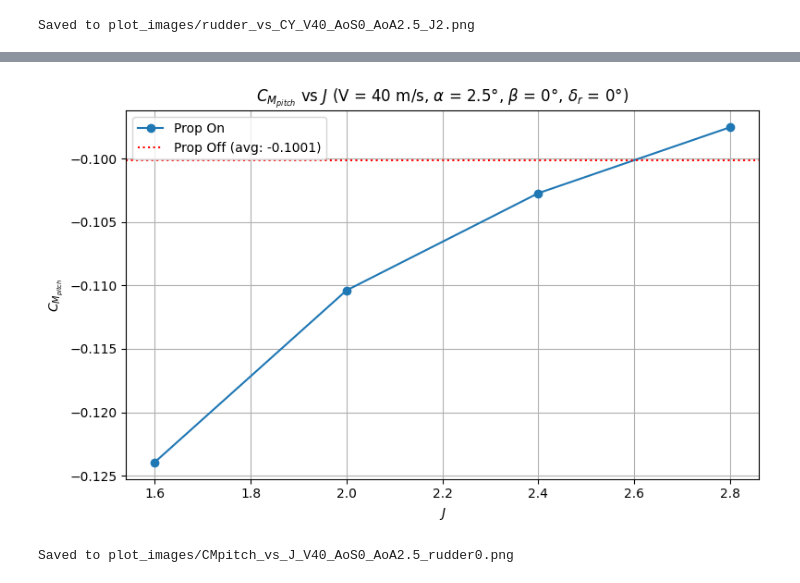
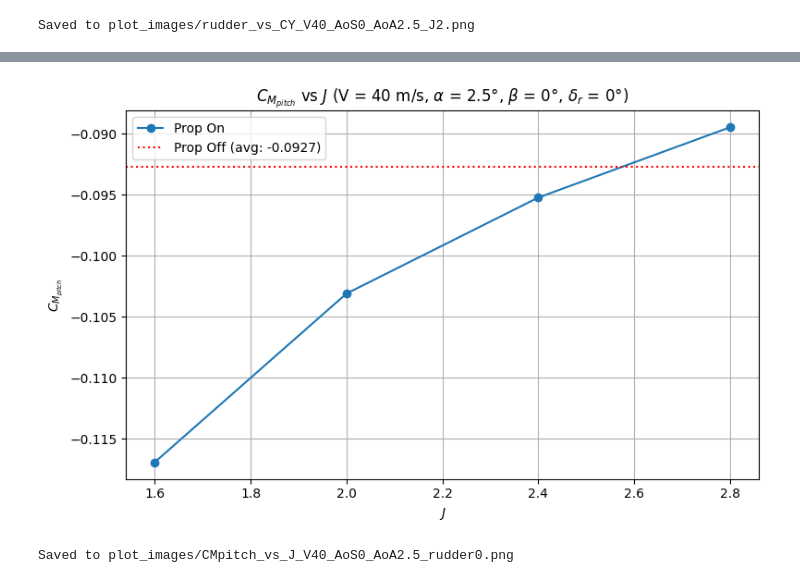
Before and after one commit to DCdeJong2002/Group_15_Redo_BAL, a Jupyter notebook: data_plotter.ipynb, the cells around one changed output, grey strips where cells are left out. Saved outputs shown, nothing was run; the diff lists cells and outputs as text; code cells hidden in the pictures.

```diff
--- a/data_plotter.ipynb
+++ b/data_plotter.ipynb
@@ -5,8 +5,8 @@
 # df_prop_off = pd.read_csv(r"AERODYNAMIC_DATA_propoff\propOff.csv")
 import pandas as pd
 
-df = pd.read_csv(r"CORRECTIONS_V2\INPUT_BALANCE_DATA\all_rudder_cases_combined.csv")
-df_prop_off = pd.read_csv(r"CORRECTIONS_V2\INPUT_BALANCE_DATA\propOff.csv")
+df = pd.read_csv(r"CORRECTIONS_V2\results_propOn_FINAL\propOn_final.csv")
+df_prop_off = pd.read_csv(r"CORRECTIONS_V2\results_propOff_FINAL\propOff_final.csv")
 # %%
 import matplotlib.pyplot as plt
 
@@ -874,36 +882,36 @@ df_off_j = df_prop_off[
     (df_prop_off["dE"] == 0)
 ]
 
-cmpitch_off_avg = df_off_j["CMpitch"].mean() if not df_off_j.empty else None
+cmpitch_off_avg = df_off_j["CMpitch_FINAL"].mean() if not df_off_j.empty else None
 
 fig, ax = plt.subplots(figsize=(8, 5))
 
 ax.plot(
     df_on_j["J_round"],
-    df_on_j["CMpitch"],
+    df_on_j["CMpitch_FINAL"],
     marker="o",
     linestyle="-",
     label="Prop On"
 )
 
 if cmpitch_off_avg is not None:
     ax.axhline(
         y=cmpitch_off_avg,
         color='r',
         linestyle=':',
         label=f"Prop Off (avg: {cmpitch_off_avg:.4f})"
     )
 
 ax.set_xlabel(r"$J$")
 ax.set_ylabel(r"$C_{M_{pitch}}$")
 ax.set_title(r"$C_{M_{pitch}}$ vs $J$ (V = 40 m/s, $\alpha$ = 2.5°, $\beta$ = 0°, $\delta_r$ = 0°)")
 ax.legend()
 ax.grid(True)
 
 plt.tight_layout()
 plt.savefig("plot_images/CMpitch_vs_J_V40_AoS0_AoA2.5_rudder0.png", dpi=150)
 plt.show()
 print("Saved to plot_images/CMpitch_vs_J_V40_AoS0_AoA2.5_rudder0.png")
 # %% [output]
-[figure, old version]
+[figure, new version]
 Saved to plot_images/CMpitch_vs_J_V40_AoS0_AoA2.5_rudder0.png
```
Also changed, not shown: parts of 13 cells of this notebook, 14 other files.
